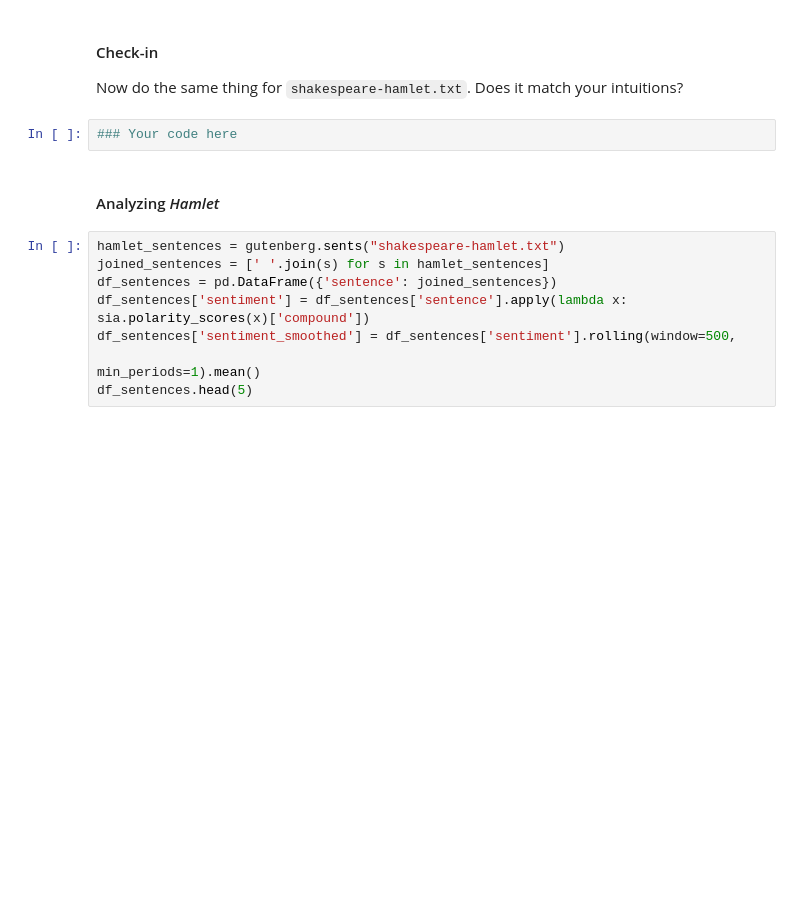
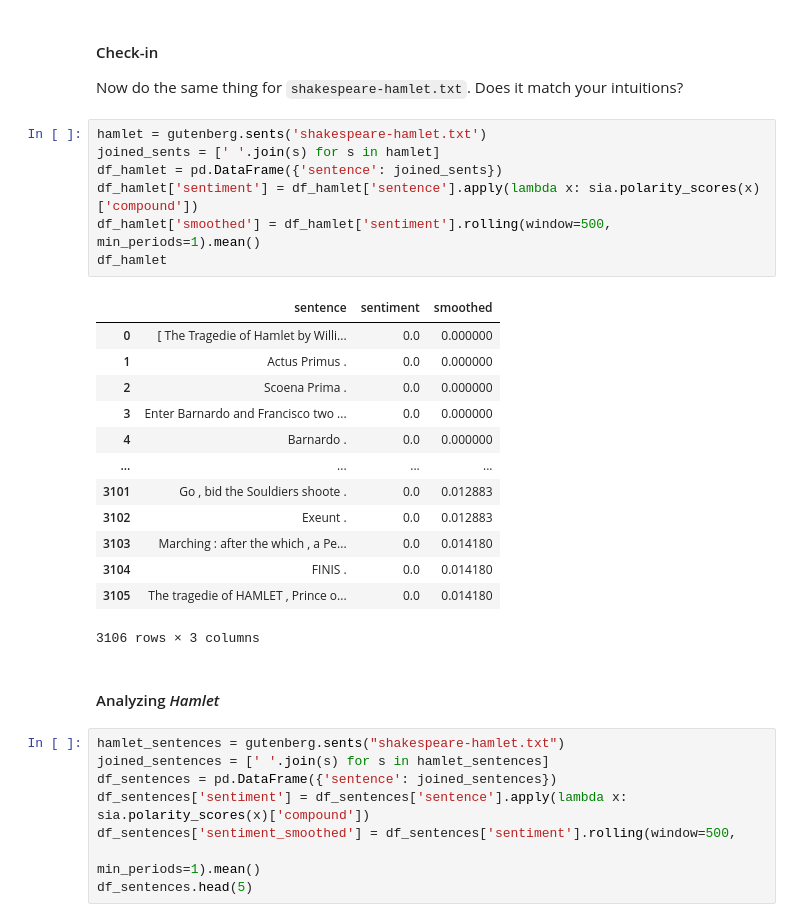
Before and after one commit to holliwood8/css100_lectures, a Jupyter notebook: 06-nltk-advanced.ipynb, the cells around one changed output. Drawn from its saved outputs; the diff is of its cells as text; blank space fills up the shorter version.

```diff
--- a/06-nltk-advanced.ipynb
+++ b/06-nltk-advanced.ipynb
@@ -275,7 +334,26 @@ plt.plot(df_sentences['sentiment_smoothed'])
 
 Now do the same thing for `shakespeare-hamlet.txt`. Does it match your intuitions?
 # %%
-### Your code here
+hamlet = gutenberg.sents('shakespeare-hamlet.txt')
+joined_sents = [' '.join(s) for s in hamlet]
+df_hamlet = pd.DataFrame({'sentence': joined_sents})
+df_hamlet['sentiment'] = df_hamlet['sentence'].apply(lambda x: sia.polarity_scores(x)['compound'])
+df_hamlet['smoothed'] = df_hamlet['sentiment'].rolling(window=500, min_periods=1).mean()
+df_hamlet
+# %% [output]
+|  | sentence | sentiment | smoothed |
+| 0 | [ The Tragedie of Hamlet by Willi... | 0.0 | 0.000000 |
+| 1 | Actus Primus . | 0.0 | 0.000000 |
+| 2 | Scoena Prima . | 0.0 | 0.000000 |
+| 3 | Enter Barnardo and Francisco two ... | 0.0 | 0.000000 |
+| 4 | Barnardo . | 0.0 | 0.000000 |
+| ... | ... | ... | ... |
+| 3101 | Go , bid the Souldiers shoote . | 0.0 | 0.012883 |
+| 3102 | Exeunt . | 0.0 | 0.012883 |
+| 3103 | Marching : after the which , a Pe... | 0.0 | 0.014180 |
+| 3104 | FINIS . | 0.0 | 0.014180 |
+| 3105 | The tragedie of HAMLET , Prince o... | 0.0 | 0.014180 |
+3106 rows × 3 columns
 # %% [markdown]
 #### Analyzing *Hamlet*
 # %%
```
Also changed, not shown: parts of 10 cells of this notebook.
